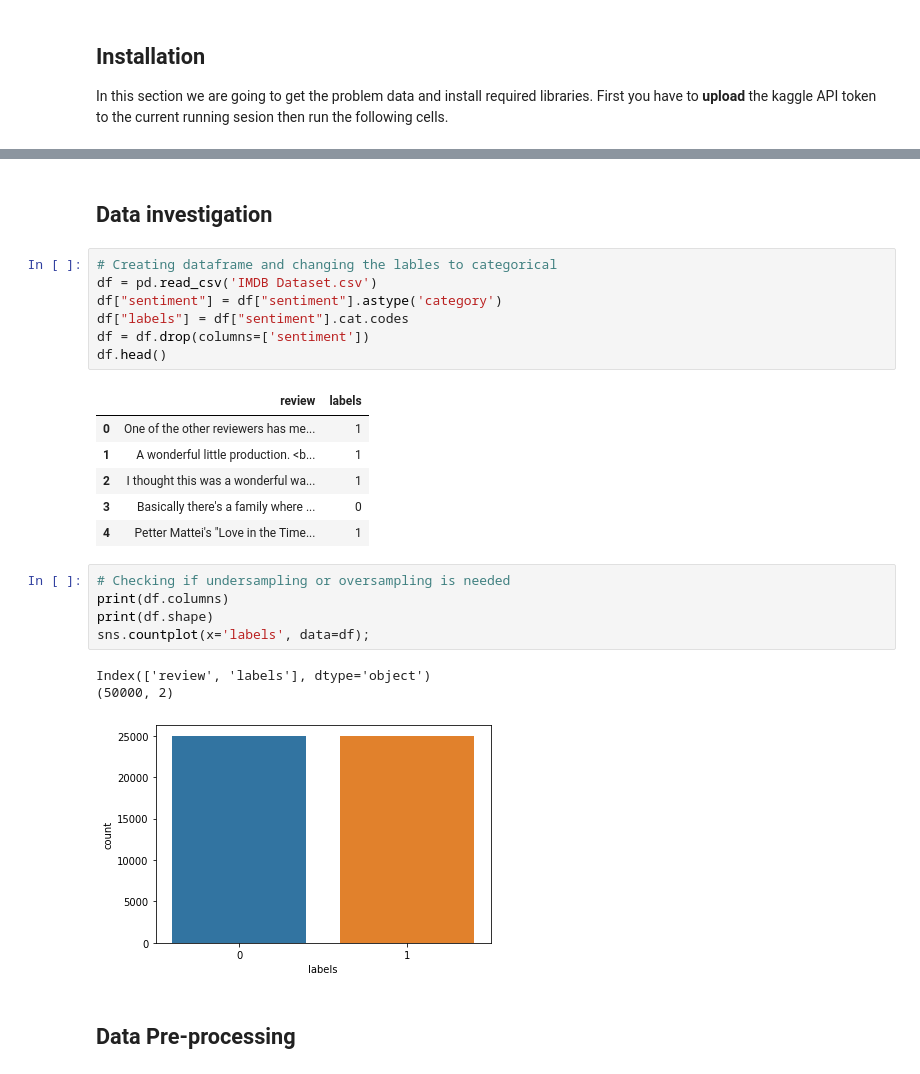
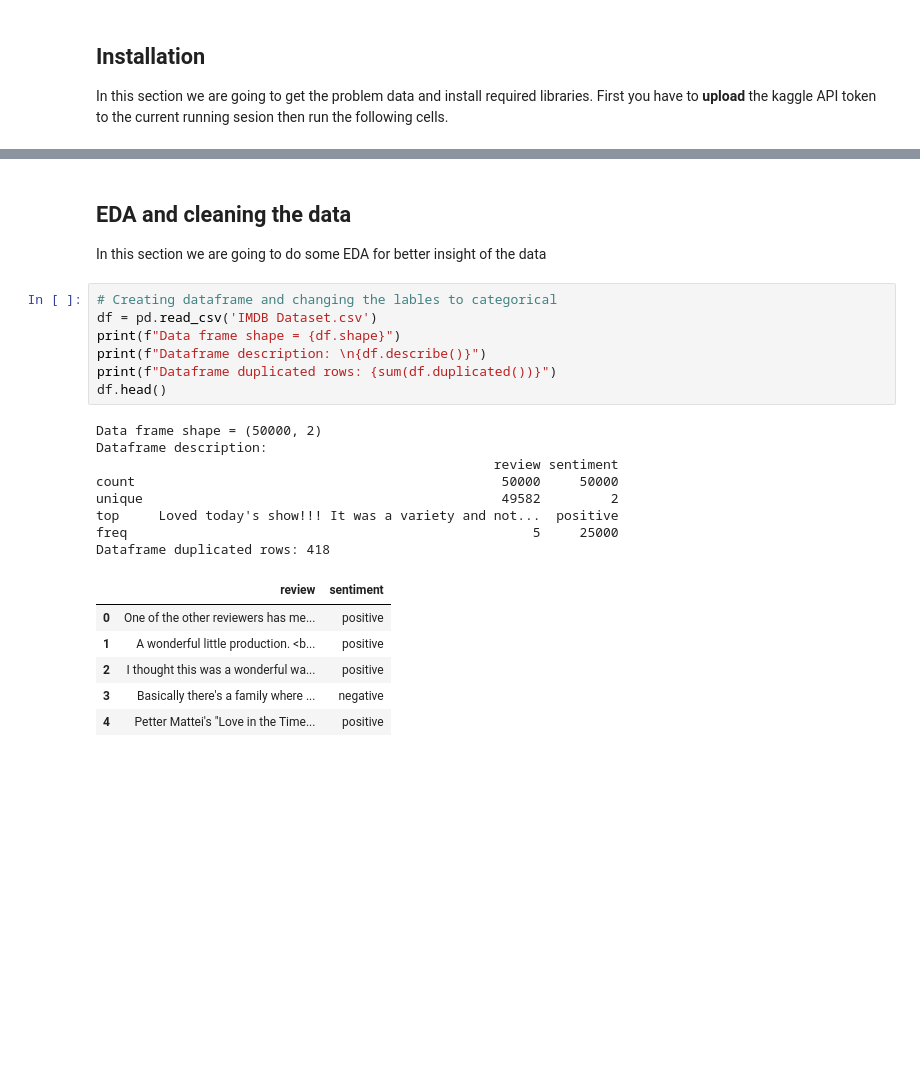
Before and after one commit to AmrMomtaz/Reviews-Classification, a Jupyter notebook: Bert_Classifier.ipynb, the cells around one changed output, grey strips where cells are left out. Drawn from its saved outputs; the diff is of its cells as text; blank space fills up the shorter version.

```diff
--- a/Bert_Classifier.ipynb
+++ b/Bert_Classifier.ipynb
@@ -69,27 +73,25 @@ Requirement already satisfied: filelock in /usr/local/lib/python3.7/dist-package
-# %% [markdown]
-## Data investigation
+# %% [markdown]
+## EDA and cleaning the data
+In this section we are going to do some EDA for better insight of the data
 # %%
 # Creating dataframe and changing the lables to categorical
 df = pd.read_csv('IMDB Dataset.csv')
-df["sentiment"] = df["sentiment"].astype('category')
-df["labels"] = df["sentiment"].cat.codes
-df = df.drop(columns=['sentiment'])
+print(f"Data frame shape = {df.shape}")
+print(f"Dataframe description: \n{df.describe()}")
+print(f"Dataframe duplicated rows: {sum(df.duplicated())}")
 df.head()
 # %% [output]
+Data frame shape = (50000, 2)
+Dataframe description:
+                                                   review sentiment
+count                                               50000     50000
+unique                                              49582         2
+top     Loved today's show!!! It was a variety and not...  positive
+freq                                                    5     25000
+Dataframe duplicated rows: 418
-|  | review | labels |
-| 0 | One of the other reviewers has me... | 1 |
-| 1 | A wonderful little production. <b... | 1 |
-| 2 | I thought this was a wonderful wa... | 1 |
-| 3 | Basically there's a family where ... | 0 |
-| 4 | Petter Mattei's "Love in the Time... | 1 |
+|  | review | sentiment |
+| 0 | One of the other reviewers has me... | positive |
+| 1 | A wonderful little production. <b... | positive |
+| 2 | I thought this was a wonderful wa... | positive |
+| 3 | Basically there's a family where ... | negative |
+| 4 | Petter Mattei's "Love in the Time... | positive |
-# %%
-# Checking if undersampling or oversampling is needed
-print(df.columns)
-print(df.shape)
-sns.countplot(x='labels', data=df);
-# %% [output]
-Index(['review', 'labels'], dtype='object')
-(50000, 2)
-[figure, removed]
-# %% [markdown]
-## Data Pre-processing
```
Also changed, not shown: parts of 23 cells of this notebook.
